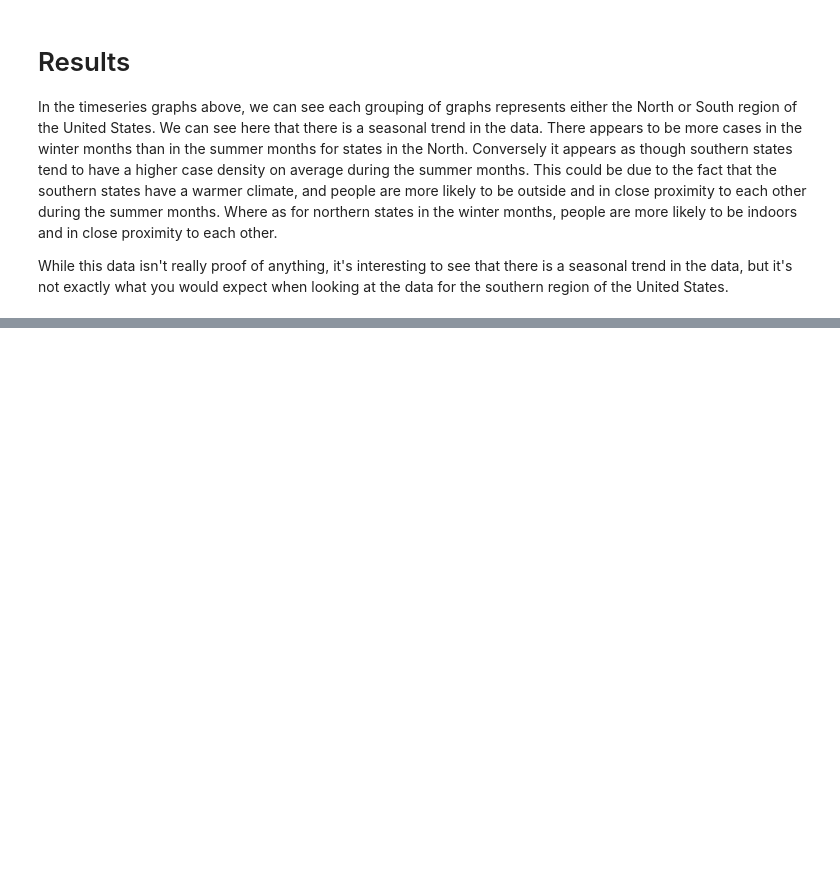
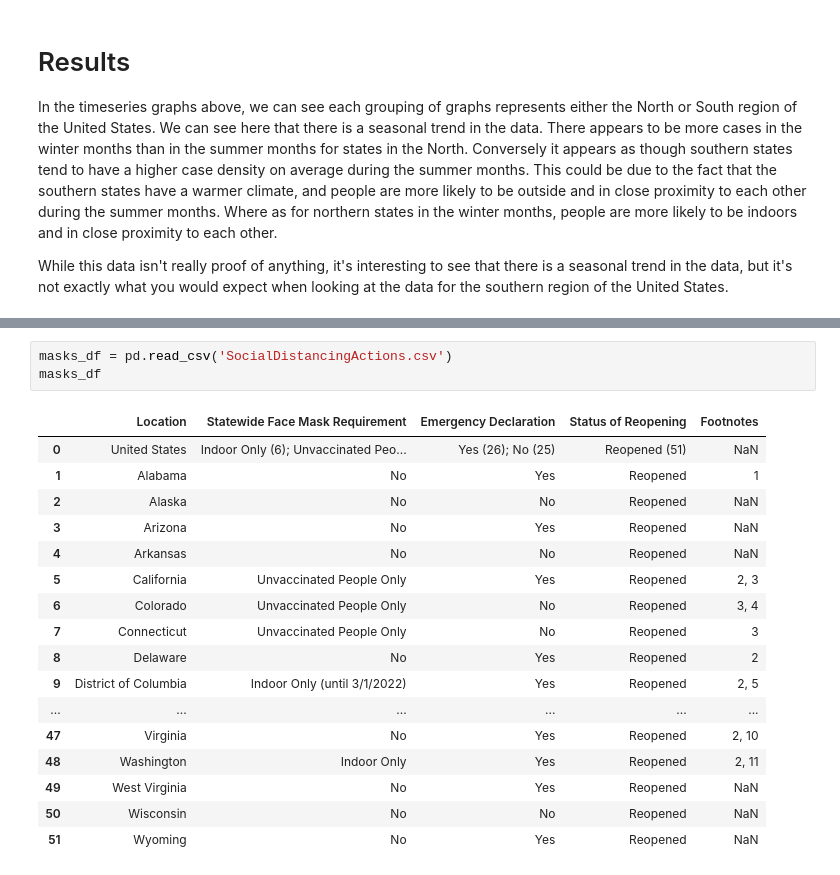
Before and after one commit to mikerasch/Covid19Analysis, a Jupyter notebook: Covid_Analysis.ipynb, the cells around one changed output, grey strips where cells are left out. Cells and saved outputs as stored; diff of their text form; blank space fills up the shorter version.

```diff
--- a/Covid_Analysis.ipynb
+++ b/Covid_Analysis.ipynb
@@ -459,0 +470,21 @@ While this data isn't really proof of anything, it's interesting to see that the
+# %%
+masks_df = pd.read_csv('SocialDistancingActions.csv')
+masks_df
+# %% [output]
+|  | Location | Statewide Face Mask Requirement | Emergency Declaration | Status of Reopening | Footnotes |
+| 0 | United States | Indoor Only (6); Unvaccinated Peo... | Yes (26); No (25) | Reopened (51) | NaN |
+| 1 | Alabama | No | Yes | Reopened | 1 |
+| 2 | Alaska | No | No | Reopened | NaN |
+| 3 | Arizona | No | Yes | Reopened | NaN |
+| 4 | Arkansas | No | No | Reopened | NaN |
+| 5 | California | Unvaccinated People Only | Yes | Reopened | 2, 3 |
+| 6 | Colorado | Unvaccinated People Only | No | Reopened | 3, 4 |
+| 7 | Connecticut | Unvaccinated People Only | No | Reopened | 3 |
+| 8 | Delaware | No | Yes | Reopened | 2 |
+| 9 | District of Columbia | Indoor Only (until 3/1/2022) | Yes | Reopened | 2, 5 |
+| ... | ... | ... | ... | ... | ... |
+| 47 | Virginia | No | Yes | Reopened | 2, 10 |
+| 48 | Washington | Indoor Only | Yes | Reopened | 2, 11 |
+| 49 | West Virginia | No | Yes | Reopened | NaN |
+| 50 | Wisconsin | No | No | Reopened | NaN |
+| 51 | Wyoming | No | Yes | Reopened | NaN |
```
Also changed, not shown: parts of 10 cells of this notebook, 2 other files.
